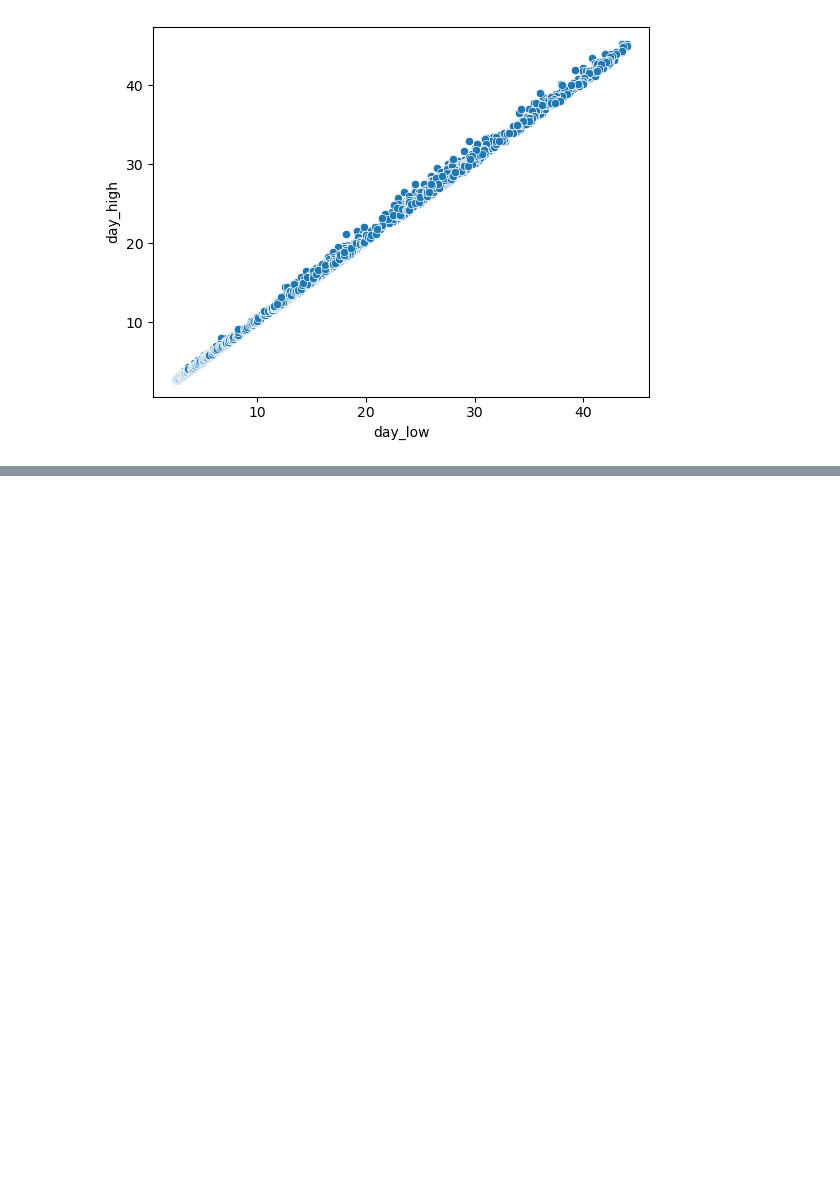
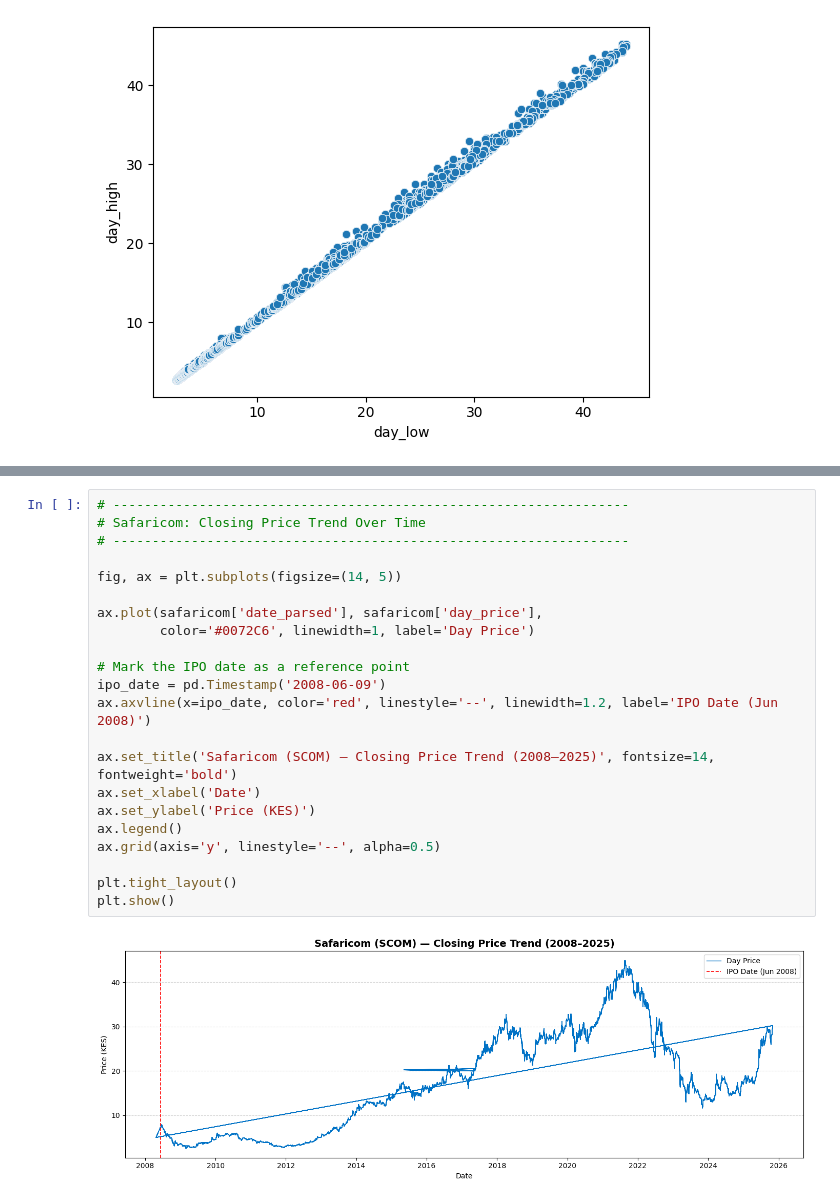
Before and after one commit to Assesa44/Stock-Market-Prediction, a Jupyter notebook: notebooks/business_understanding.ipynb, the cells around one changed output, grey strips where cells are left out. Cells and saved outputs as stored; diff of their text form; blank space fills up the shorter version.

```diff
--- a/notebooks/business_understanding.ipynb
+++ b/notebooks/business_understanding.ipynb
@@ -1067,0 +1089,24 @@ safaricom['volume'].hist(bins= 10)
+# %%
+# ------------------------------------------------------------------
+# Safaricom: Closing Price Trend Over Time
+# ------------------------------------------------------------------
+
+fig, ax = plt.subplots(figsize=(14, 5))
+
+ax.plot(safaricom['date_parsed'], safaricom['day_price'],
+        color='#0072C6', linewidth=1, label='Day Price')
+
+# Mark the IPO date as a reference point
+ipo_date = pd.Timestamp('2008-06-09')
+ax.axvline(x=ipo_date, color='red', linestyle='--', linewidth=1.2, label='IPO Date (Jun 2008)')
+
+ax.set_title('Safaricom (SCOM) — Closing Price Trend (2008–2025)', fontsize=14, fontweight='bold')
+ax.set_xlabel('Date')
+ax.set_ylabel('Price (KES)')
+ax.legend()
+ax.grid(axis='y', linestyle='--', alpha=0.5)
+
+plt.tight_layout()
+plt.show()
+# %% [output]
+[figure, added]
```
Also changed, not shown: parts of 52 cells of this notebook.
